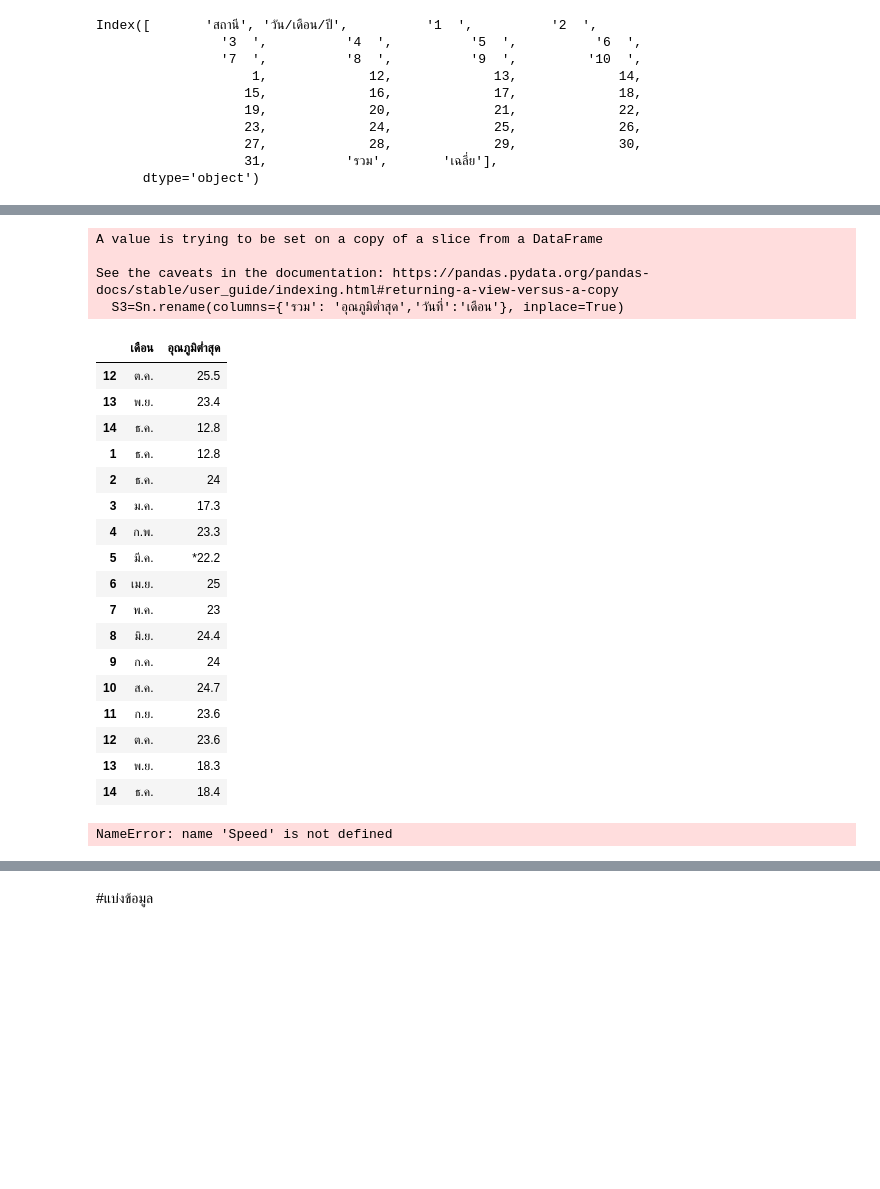
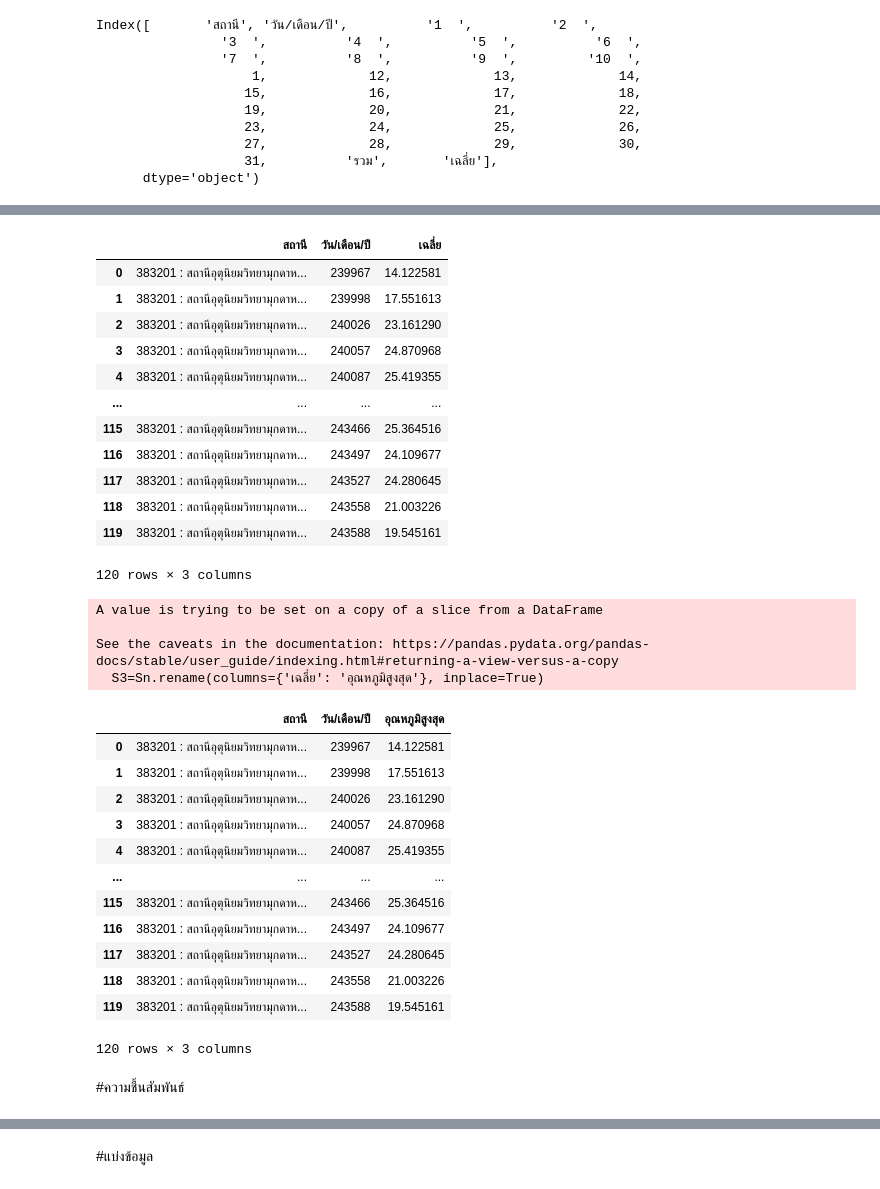
Before and after one commit to SasiwimonV/Basicprog_DataViz65, a Jupyter notebook: ตอนล่าง.ipynb, the cells around one changed output, grey strips where cells are left out. Cells and saved outputs as stored; diff of their text form; code cells hidden in the pictures; blank space fills up the shorter version.

```diff
--- a/ตอนล่าง.ipynb
+++ b/ตอนล่าง.ipynb
@@ -233,6 +281,6 @@ Index([       'สถานี', 'วัน/เดือน/ปี',          '1
                    31,          'รวม',       'เฉลี่ย'],
       dtype='object')
 # %%
-Sn = pd.concat([nks,nbu])
+Sn = pd.concat([nks])
 Sn.shape
 # %% [output]
@@ -296,34 +353,40 @@ Sn
-# %%
-Sn = Sn[['วันที่', 'รวม']]
+# %%
+Sn = Sn[['สถานี','วัน/เดือน/ปี', 'เฉลี่ย']]
+Sn
+# %% [output]
+|  | สถานี | วัน/เดือน/ปี | เฉลี่ย |
+| 0 | 383201 : สถานีอุตุนิยมวิทยามุกดาห... | 239967 | 14.122581 |
+| 1 | 383201 : สถานีอุตุนิยมวิทยามุกดาห... | 239998 | 17.551613 |
+| 2 | 383201 : สถานีอุตุนิยมวิทยามุกดาห... | 240026 | 23.161290 |
+| 3 | 383201 : สถานีอุตุนิยมวิทยามุกดาห... | 240057 | 24.870968 |
+| 4 | 383201 : สถานีอุตุนิยมวิทยามุกดาห... | 240087 | 25.419355 |
+| ... | ... | ... | ... |
+| 115 | 383201 : สถานีอุตุนิยมวิทยามุกดาห... | 243466 | 25.364516 |
+| 116 | 383201 : สถานีอุตุนิยมวิทยามุกดาห... | 243497 | 24.109677 |
+| 117 | 383201 : สถานีอุตุนิยมวิทยามุกดาห... | 243527 | 24.280645 |
+| 118 | 383201 : สถานีอุตุนิยมวิทยามุกดาห... | 243558 | 21.003226 |
+| 119 | 383201 : สถานีอุตุนิยมวิทยามุกดาห... | 243588 | 19.545161 |
+120 rows × 3 columns
 # %%
-S3=Sn.rename(columns={'รวม': 'อุณภูมิต่ำสุด','วันที่':'เดือน'}, inplace=True)
+S3=Sn.rename(columns={'เฉลี่ย': 'อุณหภูมิสูงสุด'}, inplace=True)
 Sn
 # %% [output]
 A value is trying to be set on a copy of a slice from a DataFrame
 
 See the caveats in the documentation: https://pandas.pydata.org/pandas-docs/stable/user_guide/indexing.html#returning-a-view-versus-a-copy
-  S3=Sn.rename(columns={'รวม': 'อุณภูมิต่ำสุด','วันที่':'เดือน'}, inplace=True)
+  S3=Sn.rename(columns={'เฉลี่ย': 'อุณหภูมิสูงสุด'}, inplace=True)
-|  | เดือน | อุณภูมิต่ำสุด |
-| 12 | ต.ค. | 25.5 |
-| 13 | พ.ย. | 23.4 |
-| 14 | ธ.ค. | 12.8 |
-| 1 | ธ.ค. | 12.8 |
-| 2 | ธ.ค. | 24 |
-| 3 | ม.ค. | 17.3 |
-| 4 | ก.พ. | 23.3 |
-| 5 | มี.ค. | *22.2 |
-| 6 | เม.ย. | 25 |
-| 7 | พ.ค. | 23 |
-| 8 | มิ.ย. | 24.4 |
-| 9 | ก.ค. | 24 |
-| 10 | ส.ค. | 24.7 |
-| 11 | ก.ย. | 23.6 |
-| 12 | ต.ค. | 23.6 |
-| 13 | พ.ย. | 18.3 |
-| 14 | ธ.ค. | 18.4 |
+|  | สถานี | วัน/เดือน/ปี | อุณหภูมิสูงสุด |
+| 0 | 383201 : สถานีอุตุนิยมวิทยามุกดาห... | 239967 | 14.122581 |
+| 1 | 383201 : สถานีอุตุนิยมวิทยามุกดาห... | 239998 | 17.551613 |
+| 2 | 383201 : สถานีอุตุนิยมวิทยามุกดาห... | 240026 | 23.161290 |
+| 3 | 383201 : สถานีอุตุนิยมวิทยามุกดาห... | 240057 | 24.870968 |
+| 4 | 383201 : สถานีอุตุนิยมวิทยามุกดาห... | 240087 | 25.419355 |
+| ... | ... | ... | ... |
+| 115 | 383201 : สถานีอุตุนิยมวิทยามุกดาห... | 243466 | 25.364516 |
+| 116 | 383201 : สถานีอุตุนิยมวิทยามุกดาห... | 243497 | 24.109677 |
+| 117 | 383201 : สถานีอุตุนิยมวิทยามุกดาห... | 243527 | 24.280645 |
+| 118 | 383201 : สถานีอุตุนิยมวิทยามุกดาห... | 243558 | 21.003226 |
+| 119 | 383201 : สถานีอุตุนิยมวิทยามุกดาห... | 243588 | 19.545161 |
+120 rows × 3 columns
-# %%
-merge1 = Speed.merge(SD, how ='left', left_on=['เดือน',], right_on=['เดือน'])
-merge2 = merge1.merge(Sn, how ='left', left_on=['เดือน',], right_on=['เดือน'])
-merge2
-# %% [output]
-NameError: name 'Speed' is not defined
+# %% [markdown]
+#ความชื้นสัมพันธ์
```
Also changed, not shown: parts of 24 cells of this notebook.
